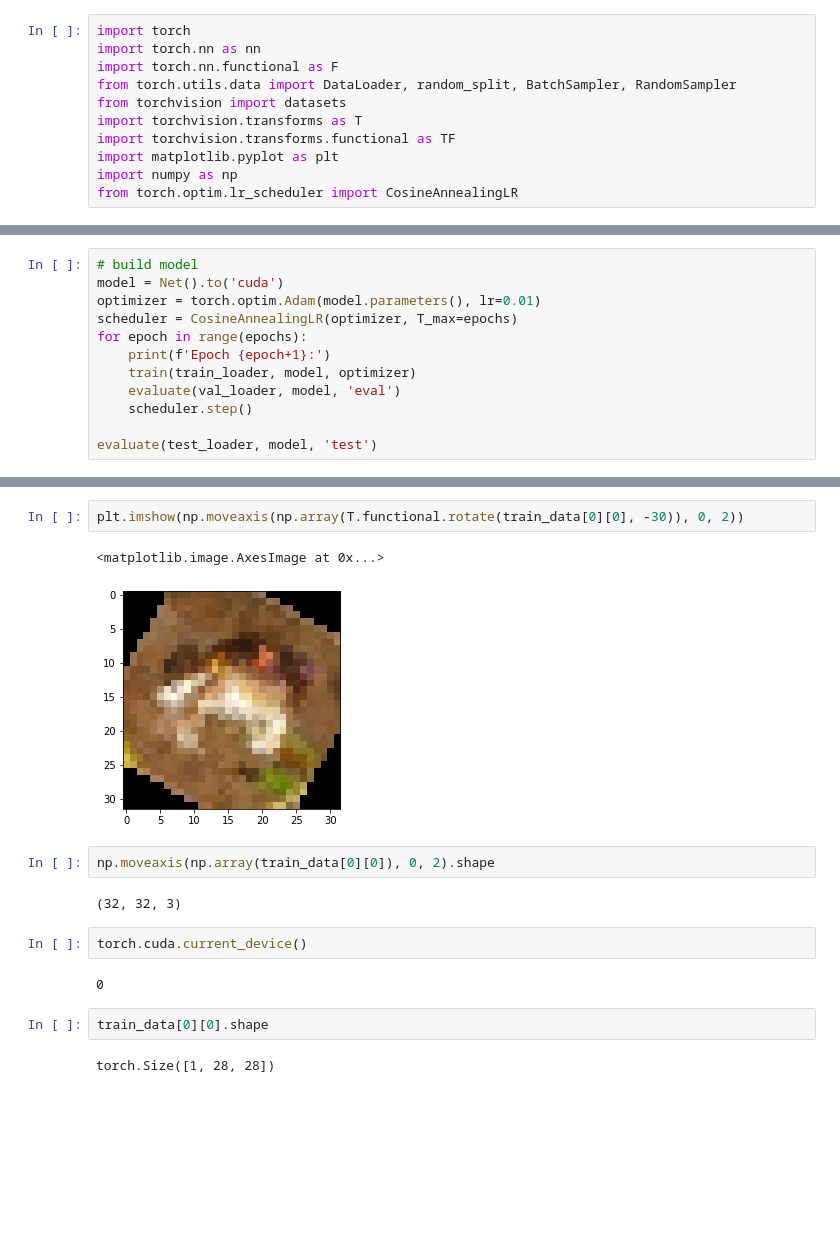
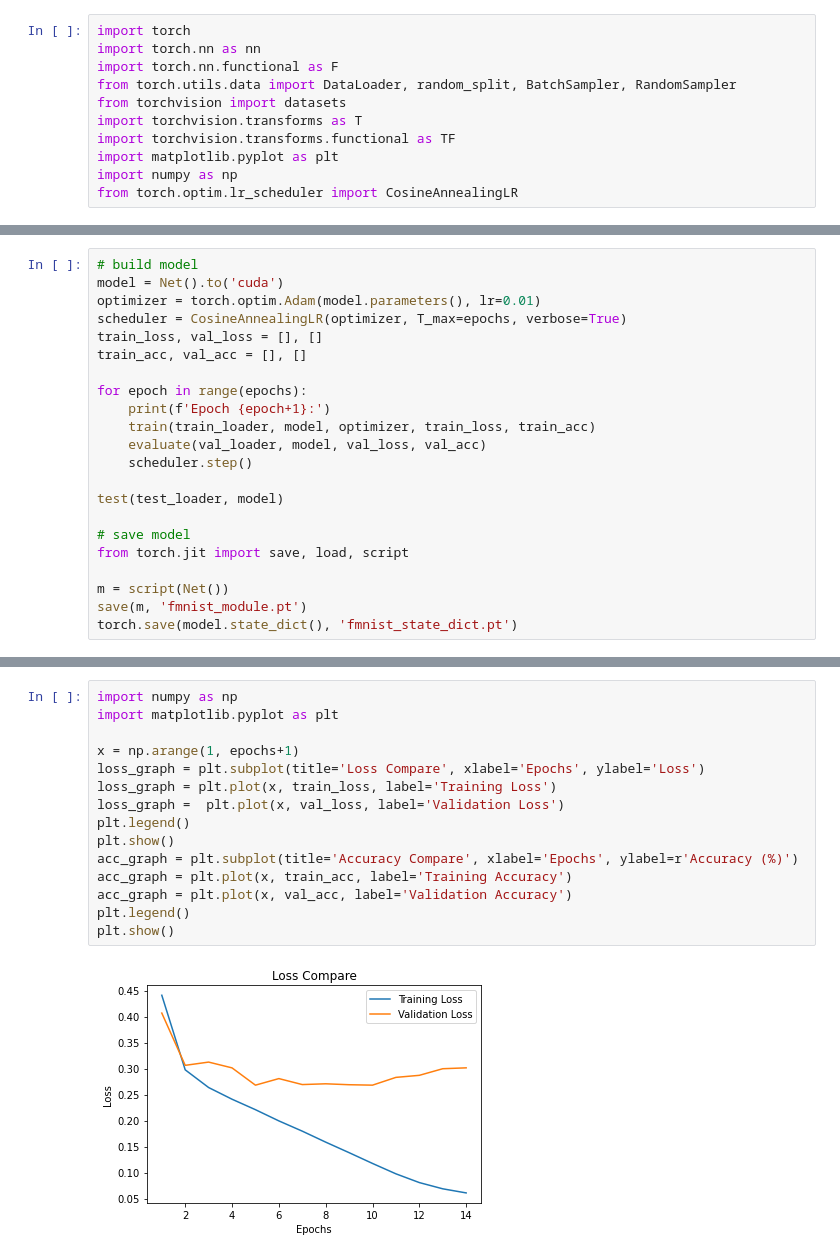
Before and after one commit to ystsai7981/DeepLearning, a Jupyter notebook: pytorch_fmnist.ipynb, the cells around one changed output, grey strips where cells are left out. Saved outputs shown, nothing was run; the diff lists cells and outputs as text; blank space fills up the shorter version.

Commit message:
val: 92.7% test: 91.9%
新增畫圖
新增seed(結果仍然不一樣)
顯示learning rate
新增儲存model

```diff
--- a/pytorch_fmnist.ipynb
+++ b/pytorch_fmnist.ipynb
@@ -125,12 +153,22 @@ test_loader = DataLoader(test_data, batch_sampler=BatchSampler(RandomSampler(tes
 # build model
 model = Net().to('cuda')
 optimizer = torch.optim.Adam(model.parameters(), lr=0.01)
-scheduler = CosineAnnealingLR(optimizer, T_max=epochs)
+scheduler = CosineAnnealingLR(optimizer, T_max=epochs, verbose=True)
+train_loss, val_loss = [], []
+train_acc, val_acc = [], []
+
 for epoch in range(epochs):
     print(f'Epoch {epoch+1}:')
-    train(train_loader, model, optimizer)
-    evaluate(val_loader, model, 'eval')
+    train(train_loader, model, optimizer, train_loss, train_acc)
+    evaluate(val_loader, model, val_loss, val_acc)
     scheduler.step()
 
-evaluate(test_loader, model, 'test')
+test(test_loader, model)
+
+# save model
+from torch.jit import save, load, script
+
+m = script(Net())
+save(m, 'fmnist_module.pt')
+torch.save(model.state_dict(), 'fmnist_state_dict.pt')
 # %% [output]
@@ -154,17 +192,17 @@ Epoch 20:
-# %%
-plt.imshow(np.moveaxis(np.array(T.functional.rotate(train_data[0][0], -30)), 0, 2))
-# %% [output]
-<matplotlib.image.AxesImage at 0x...>
-[figure, removed]
-# %%
-np.moveaxis(np.array(train_data[0][0]), 0, 2).shape
-# %% [output]
-(32, 32, 3)
-# %%
-torch.cuda.current_device()
-# %% [output]
-0
-# %%
-train_data[0][0].shape
-# %% [output]
-torch.Size([1, 28, 28])
+# %%
+import numpy as np
+import matplotlib.pyplot as plt
+
+x = np.arange(1, epochs+1)
+loss_graph = plt.subplot(title='Loss Compare', xlabel='Epochs', ylabel='Loss')
+loss_graph = plt.plot(x, train_loss, label='Training Loss')
+loss_graph =  plt.plot(x, val_loss, label='Validation Loss')
+plt.legend()
+plt.show()
+acc_graph = plt.subplot(title='Accuracy Compare', xlabel='Epochs', ylabel=r'Accuracy (%)')
+acc_graph = plt.plot(x, train_acc, label='Training Accuracy')
+acc_graph = plt.plot(x, val_acc, label='Validation Accuracy')
+plt.legend()
+plt.show()
+# %% [output]
+[figure, added]
```
Also changed, not shown: parts of 3 cells of this notebook, 2 other files.
